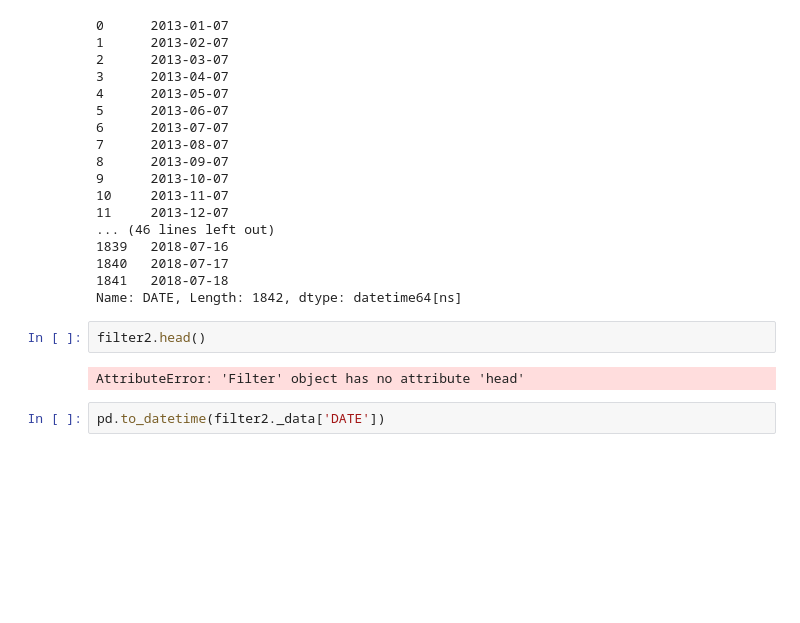
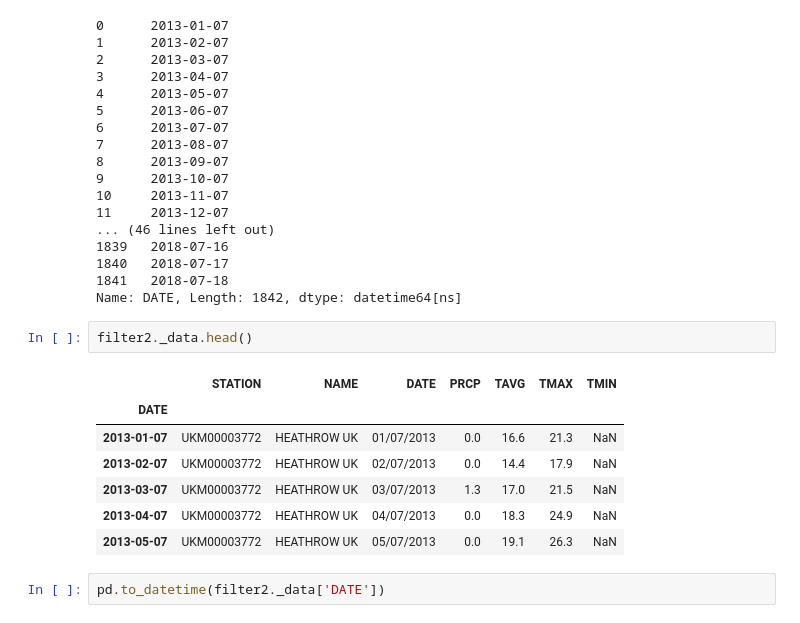
Before and after one commit to eepgwde/ldr, a Jupyter notebook: proto.ipynb, the cells around one changed output. Drawn from its saved outputs; the diff is of its cells as text; blank space fills up the shorter version.

```diff
--- a/proto.ipynb
+++ b/proto.ipynb
@@ -211,9 +220,15 @@ filter2.series("datetime", index=True)
 1841   2018-07-18
 Name: DATE, Length: 1842, dtype: datetime64[ns]
 # %%
-filter2.head()
+filter2._data.head()
 # %% [output]
-AttributeError: 'Filter' object has no attribute 'head'
+|  | STATION | NAME | DATE | PRCP | TAVG | TMAX | TMIN |
+| DATE |  |  |  |  |  |  |  |
+| 2013-01-07 | UKM00003772 | HEATHROW UK | 01/07/2013 | 0.0 | 16.6 | 21.3 | NaN |
+| 2013-02-07 | UKM00003772 | HEATHROW UK | 02/07/2013 | 0.0 | 14.4 | 17.9 | NaN |
+| 2013-03-07 | UKM00003772 | HEATHROW UK | 03/07/2013 | 1.3 | 17.0 | 21.5 | NaN |
+| 2013-04-07 | UKM00003772 | HEATHROW UK | 04/07/2013 | 0.0 | 18.3 | 24.9 | NaN |
+| 2013-05-07 | UKM00003772 | HEATHROW UK | 05/07/2013 | 0.0 | 19.1 | 26.3 | NaN |
 # %%
 pd.to_datetime(filter2._data['DATE'])
 # %% [output]
```
Also changed, not shown: parts of 4 cells of this notebook, 3 other files.
